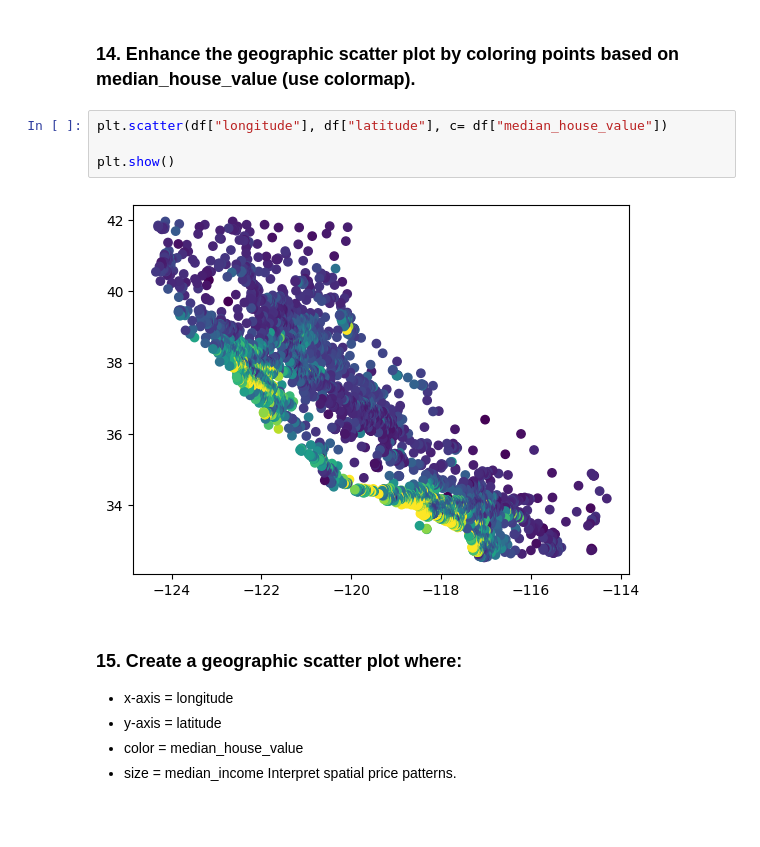
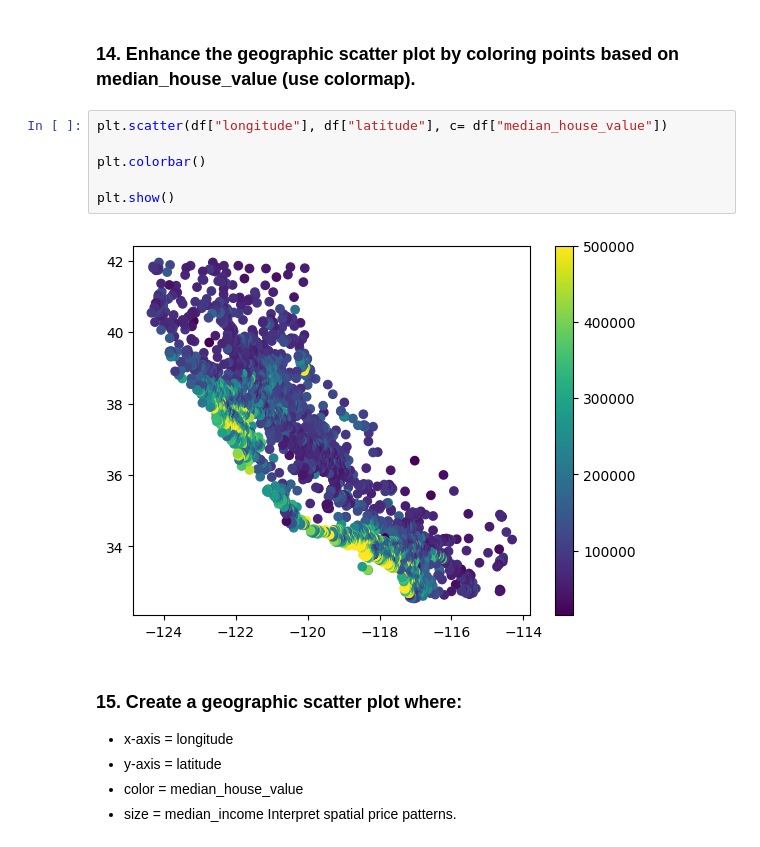
Before and after one commit to AmirhosseinNorouzi88/questions_updated.ipynb, a Jupyter notebook: questions_updated.ipynb, the cells around one changed output. Cells and saved outputs as stored; diff of their text form; blank space fills up the shorter version.

```diff
--- a/questions_updated.ipynb
+++ b/questions_updated.ipynb
@@ -194,9 +196,11 @@ plt.show()
 # %%
 plt.scatter(df["longitude"], df["latitude"], c= df["median_house_value"])
 
+plt.colorbar()
+
 plt.show()
 # %% [output]
-[figure, old version]
+[figure, new version]
 # %% [markdown]
 ### 15. Create a geographic scatter plot where:
    - x-axis = longitude
```
Also changed, not shown: parts of 6 cells of this notebook.
